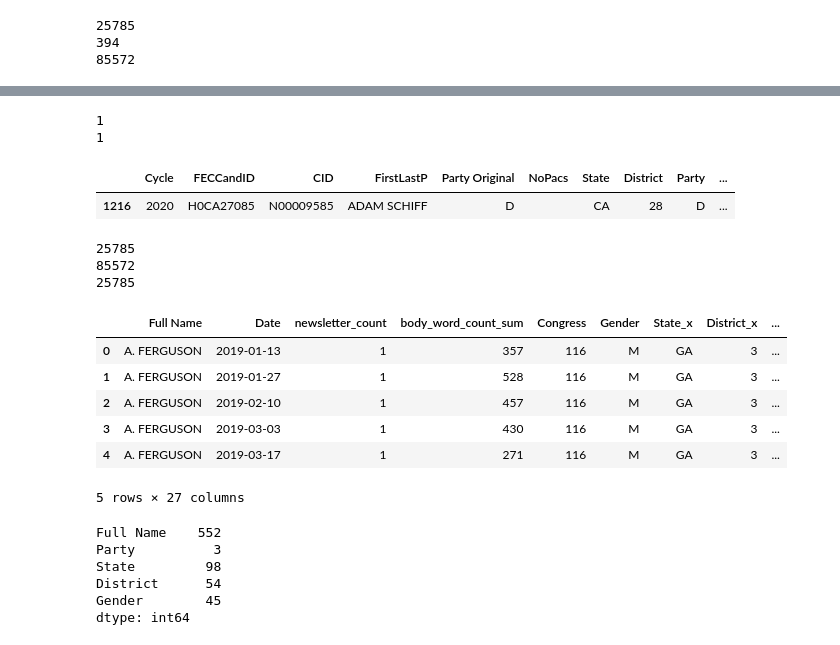
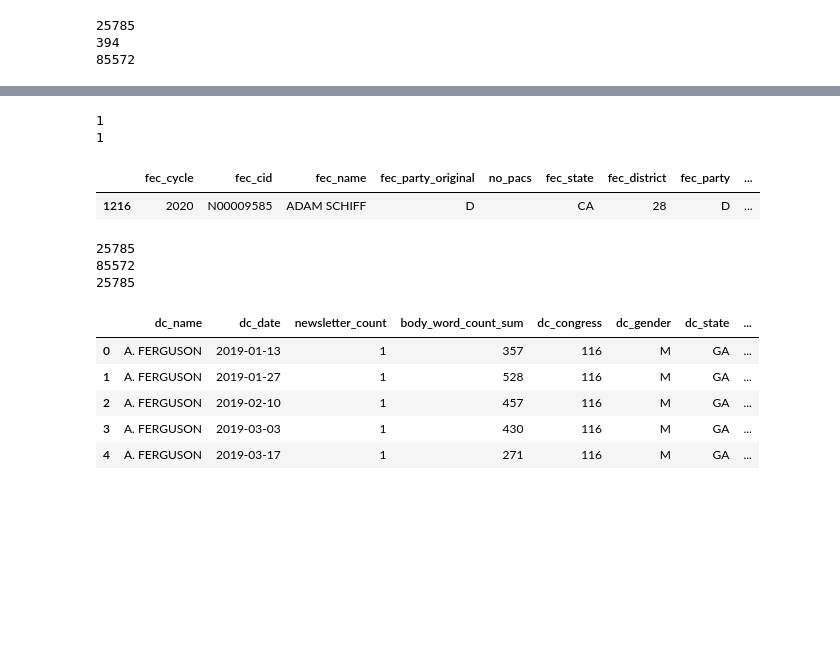
Before and after one commit to marobinette/cfd-project-ds1, a Jupyter notebook: notebooks/Matched_Politicians_EDA.ipynb, the cells around one changed output, grey strips where cells are left out. Drawn from its saved outputs; the diff is of its cells as text; code cells hidden in the pictures; blank space fills up the shorter version.

```diff
--- a/notebooks/Matched_Politicians_EDA.ipynb
+++ b/notebooks/Matched_Politicians_EDA.ipynb
@@ -167,0 +169,16 @@ cand_contribs_df.head()
+# %%
+# Clean up columns in the FEC candidate contributions dataframe
+
+# Rename columns so they won't clash with the DC Inbox data file
+cand_contribs_df = cand_contribs_df.rename(columns={
+    "Cycle": "fec_cycle",
+    "CID": "fec_cid",
+    "FirstLastP": "fec_name",
+    "Party Original": "fec_party_original",
+    "NoPacs": "no_pacs",
+    "State": "fec_state",
+    "District": "fec_district",
+    "Party": "fec_party"
+})
+
+cand_contribs_df.head()
@@ -246,7 +270,7 @@ dc_inbox_sum_df = dcinbox_summary_df.merge(
 
 # Drop the columns we don't need
 dc_inbox_sum_df = dc_inbox_sum_df.drop(columns=['fec_state', 'fec_district', 'fec_party', "target_id", "append_attribute2", "append_attribute3",
-                                                "matched_scorer", "Party Full", "dcinbox_name"])
+                                                "matched_scorer", "Party Full", "dcinbox_name", "ID"])
 
 # Field cleanup & type correction
 dc_inbox_sum_df['fec_cycle'] = dc_inbox_sum_df['fec_cycle'].fillna(0).astype(int)
@@ -257,6 +281,18 @@ dc_inbox_sum_df['Date'] = pd.to_datetime(dc_inbox_sum_df['Date'])
 # dc_inbox_sum_df['contrib_count'] = dc_inbox_sum_df['contrib_count'].fillna(0).astype(int)
 # dc_inbox_sum_df['contrib_amount'] = dc_inbox_sum_df['contrib_amount'].fillna(0)
 
+# Rename columns so they won't clash with the FEC data file
+dc_inbox_sum_df = dc_inbox_sum_df.rename(columns={
+    "Full Name": "dc_name",
+    "Date": "dc_date",
+    "Congress": "dc_congress",
+    "Gender": "dc_gender",
+    "State": "dc_state",
+    "District": "dc_district",
+    "Chamber": "dc_chamber",
+    "Party": "dc_party"
+})
+
 print(len(dc_inbox_sum_df))
 dc_inbox_sum_df.head()
 # dc_inbox_sum_df.info()
@@ -275,13 +311,13 @@ dc_inbox_sum_df.head()
 test_date = "2020-02-07"
 test_name = "SCHIFF"
 
-dc_inbox_sum_df['Date'] = pd.to_datetime(dc_inbox_sum_df['Date'])
-test_dcinbox_df = dc_inbox_sum_df[dc_inbox_sum_df["Date"] == test_date]
-test_dcinbox_df = test_dcinbox_df[test_dcinbox_df["Full Name"].str.contains(test_name)]
+dc_inbox_sum_df['dc_date'] = pd.to_datetime(dc_inbox_sum_df['dc_date'])
+test_dcinbox_df = dc_inbox_sum_df[dc_inbox_sum_df["dc_date"] == test_date]
+test_dcinbox_df = test_dcinbox_df[test_dcinbox_df["dc_name"].str.contains(test_name)]
 
 cand_contribs_df['contrib_date'] = pd.to_datetime(cand_contribs_df['contrib_date'])
 test_fec_df = cand_contribs_df[cand_contribs_df["contrib_date"] == test_date]
-test_fec_df = test_fec_df[test_fec_df["FirstLastP"].str.contains(test_name)]
+test_fec_df = test_fec_df[test_fec_df["fec_name"].str.contains(test_name)]
 
 print(len(test_dcinbox_df))
 print(len(test_fec_df))
@@ -290,44 +326,44 @@ test_fec_df.head()
 # %% [output]
 1
 1
-|  | Cycle | FECCandID | CID | FirstLastP | Party Original | NoPacs | State | District | Party | ... |
-| 1216 | 2020 | H0CA27085 | N00009585 | ADAM SCHIFF | D |  | CA | 28 | D | ... |
+|  | fec_cycle | fec_cid | fec_name | fec_party_original | no_pacs | fec_state | fec_district | fec_party | ... |
+| 1216 | 2020 | N00009585 | ADAM SCHIFF | D |  | CA | 28 | D | ... |
 # %%
 # Join summarized DC Inbox and FEC into a new data frame (left join) by day & politician
 
 print(len(dc_inbox_sum_df))
 print(len(cand_contribs_df))
 
 joined_all_df = dc_inbox_sum_df.merge(
 # joined_all_df = test_dcinbox_df.merge(
-    cand_contribs_df,
+    # cand_contribs_df,
+    cand_contribs_df.drop(columns=['fec_cycle', "fec_name", "fec_party", "fec_state", "fec_district"]),
     # test_fec_df,
-    left_on = ['fec_cid', "Date"],
-    right_on = ['CID', "contrib_date"],
+    left_on = ['fec_cid', "dc_date"],
+    right_on = ['fec_cid', "contrib_date"],
     how = 'left'
 )
 
 # Drop the columns we don't need
 # joined_all_df = joined_all_df.drop(columns=['State', 'District', 'Party', "append_attribute2", "append_attribute3"])
 
 # Fill missing counts and amounts with 0 for candidates with no contributions (per day)
 # dc_inbox_sum_df['contrib_count'] = dc_inbox_sum_df['contrib_count'].fillna(0).astype(int)
 # dc_inbox_sum_df['contrib_amount'] = dc_inbox_sum_df['contrib_amount'].fillna(0)
 
 print(len(joined_all_df))
 joined_all_df.head()
 # dc_inbox_sum_df.info()
 # %% [output]
 25785
 85572
 25785
-|  | Full Name | Date | newsletter_count | body_word_count_sum | Congress | Gender | State_x | District_x | ... |
-| 0 | A. FERGUSON | 2019-01-13 | 1 | 357 | 116 | M | GA | 3 | ... |
-| 1 | A. FERGUSON | 2019-01-27 | 1 | 528 | 116 | M | GA | 3 | ... |
-| 2 | A. FERGUSON | 2019-02-10 | 1 | 457 | 116 | M | GA | 3 | ... |
-| 3 | A. FERGUSON | 2019-03-03 | 1 | 430 | 116 | M | GA | 3 | ... |
-| 4 | A. FERGUSON | 2019-03-17 | 1 | 271 | 116 | M | GA | 3 | ... |
+|  | dc_name | dc_date | newsletter_count | body_word_count_sum | dc_congress | dc_gender | dc_state | ... |
+| 0 | A. FERGUSON | 2019-01-13 | 1 | 357 | 116 | M | GA | ... |
+| 1 | A. FERGUSON | 2019-01-27 | 1 | 528 | 116 | M | GA | ... |
+| 2 | A. FERGUSON | 2019-02-10 | 1 | 457 | 116 | M | GA | ... |
+| 3 | A. FERGUSON | 2019-03-03 | 1 | 430 | 116 | M | GA | ... |
+| 4 | A. FERGUSON | 2019-03-17 | 1 | 271 | 116 | M | GA | ... |
-5 rows × 27 columns
 # %%
 # Output the final joined file to a CSV file
 
@@ -337,16 +373,3 @@ joined_all_df.to_csv(
     index=False,  # no row numbers
     encoding="latin1"
 )
-# %%
-# Column counts
-
-# cand_contrib_df["CID"].nunique()
-key_column_counts = dcinbox_df[["Full Name", "Party", "State", "District", "Gender"]].nunique()
-print(key_column_counts)
-# %% [output]
-Full Name    552
-Party          3
-State         98
-District      54
-Gender        45
-dtype: int64
```
Also changed, not shown: parts of 3 cells of this notebook, 1 other file.
